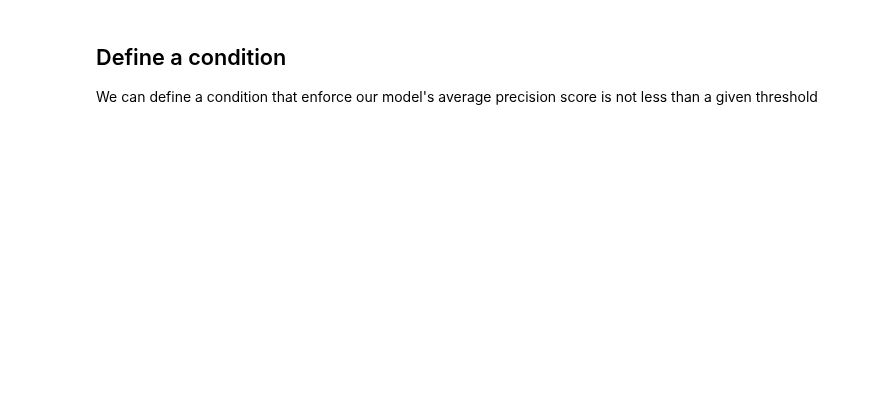
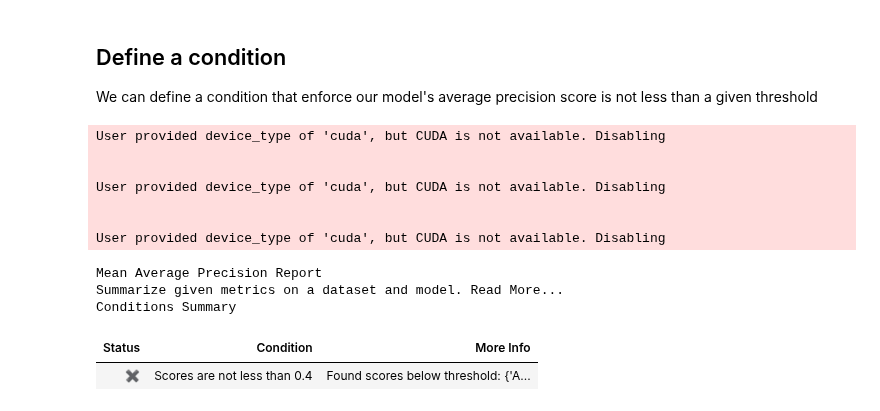
Before and after one commit to deepchecks/deepchecks, a Jupyter notebook: docs/source/examples/vision/checks/performance/mean_average_precision_report.ipynb, the cells around one changed output. Cells and saved outputs as stored; diff of their text form; code cells hidden in the pictures; blank space fills up the shorter version.

```diff
--- a/docs/source/examples/vision/checks/performance/mean_average_precision_report.ipynb
+++ b/docs/source/examples/vision/checks/performance/mean_average_precision_report.ipynb
@@ -64,6 +90,19 @@ result.value
 
 We can define a condition that enforce our model's average precision score is not less than a given threshold
 # %%
-check = MeanAveragePrecisionReport().add_condition_test_average_precision_not_less_than(0.3)
+check = MeanAveragePrecisionReport().add_condition_test_average_precision_not_less_than(0.4)
 result = check.run(test_ds, yolo, prediction_formatter=det_formatter)
 result.show(show_additional_outputs=False)
+# %% [output]
+User provided device_type of 'cuda', but CUDA is not available. Disabling
+
+
+User provided device_type of 'cuda', but CUDA is not available. Disabling
+
+
+User provided device_type of 'cuda', but CUDA is not available. Disabling
+Mean Average Precision Report
+Summarize given metrics on a dataset and model. Read More...
+Conditions Summary
+| Status | Condition | More Info |
+| ✖ | Scores are not less than 0.4 | Found scores below threshold: {'A... |
```
Also changed, not shown: parts of 2 cells of this notebook, 2 other files.
